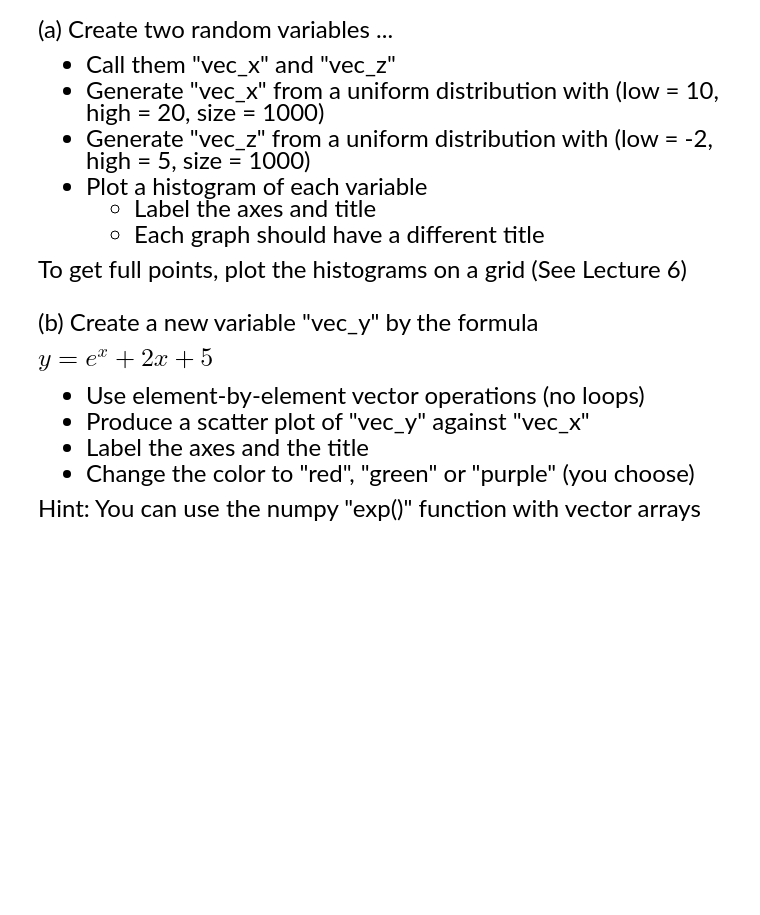
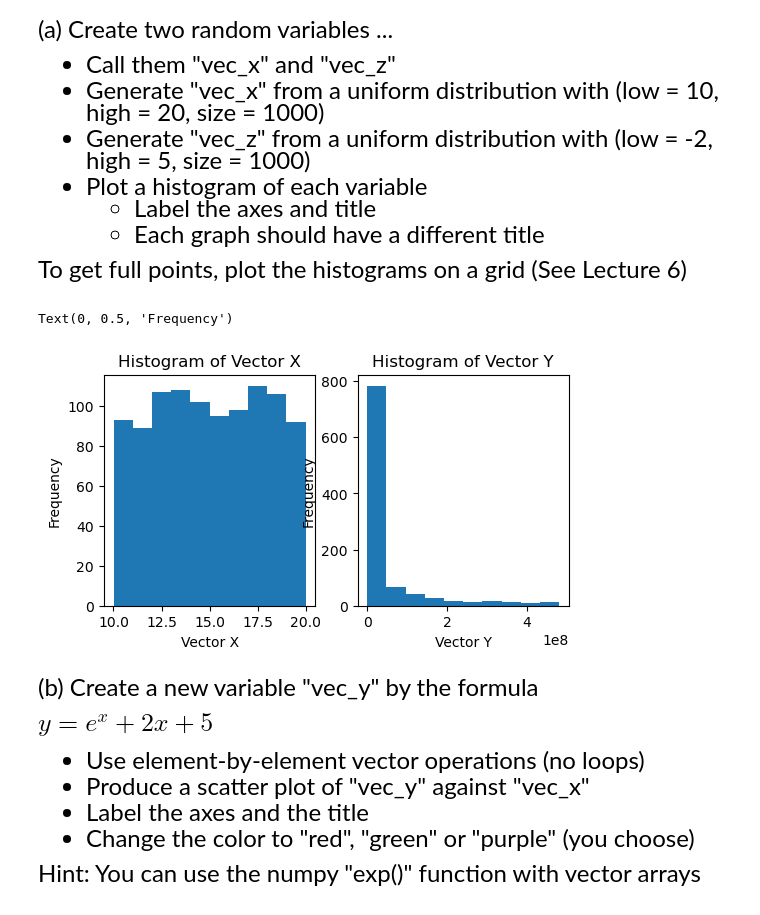
Before and after one commit to nielsarm/qtm151_fall_2023, a Jupyter notebook: quizzes/quiz1.ipynb, the cells around one changed output. Saved outputs shown, nothing was run; the diff lists cells and outputs as text; code cells hidden in the pictures; blank space fills up the shorter version.

```diff
--- a/quizzes/quiz1.ipynb
+++ b/quizzes/quiz1.ipynb
@@ -58,8 +61,23 @@ To get full points, plot the histograms on a grid (See Lecture 6)
 # %%
 # Write your answer here:
 n=1000
 vec_x = np.random.uniform(low = 10,high = 20, size = n)
 vec_z = np.random.uniform(low = -2,high = 5, size = n)
+
+fig, list_subfig = plt.subplots(1, 2,figsize = (6,3))
+
+list_subfig[0].hist(x = vec_x)
+list_subfig[0].set_title("Histogram of Vector X")
+list_subfig[0].set_xlabel("Vector X")
+list_subfig[0].set_ylabel("Frequency")
+
+list_subfig[1].hist(x = vec_y)
+list_subfig[1].set_title("Histogram of Vector Y")
+list_subfig[1].set_xlabel("Vector Y")
+list_subfig[1].set_ylabel("Frequency")
+# %% [output]
+Text(0, 0.5, 'Frequency')
+[figure, added]
 # %% [markdown]
 <font size = "5">
 
```
Also changed, not shown: parts of 7 cells of this notebook, 6 other files.
